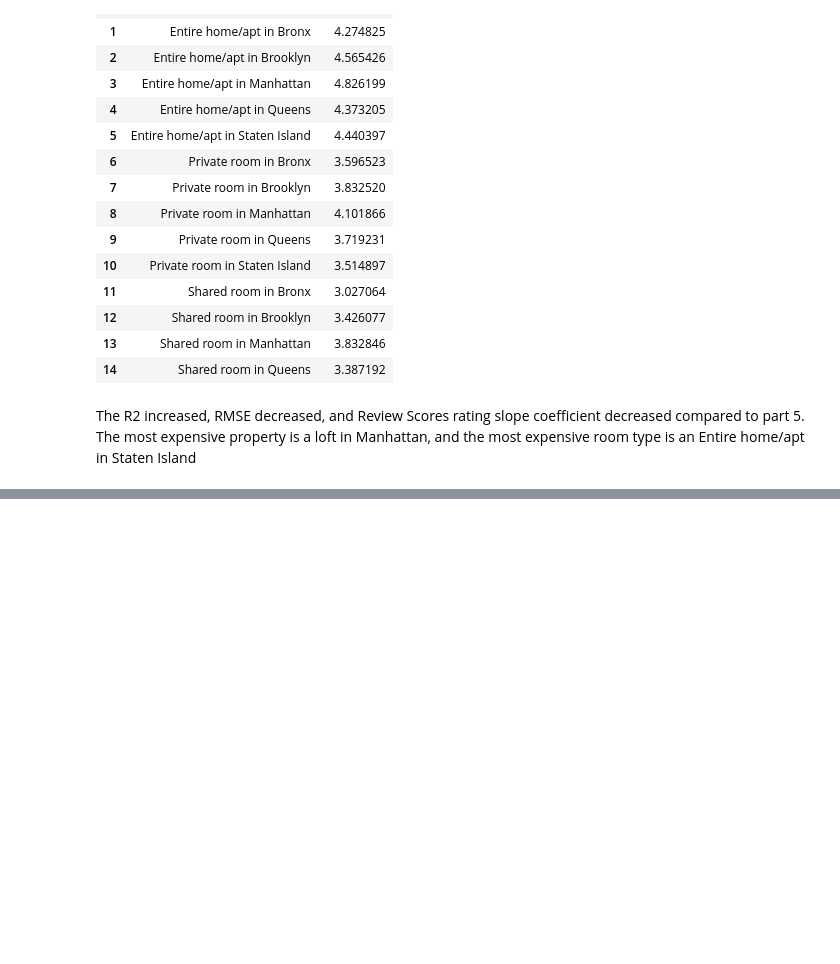
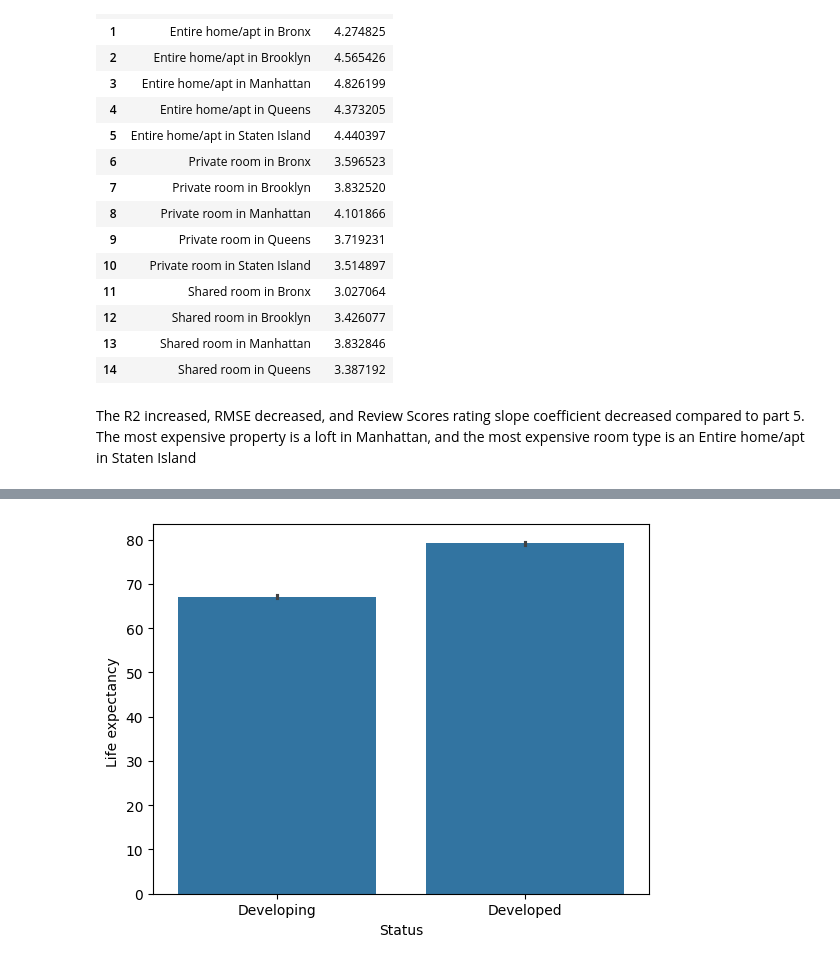
Before and after one commit to cann-emma/myfork-linearRegression, a Jupyter notebook: assignment.ipynb, the cells around one changed output, grey strips where cells are left out. Saved outputs shown, nothing was run; the diff lists cells and outputs as text; code cells hidden in the pictures; blank space fills up the shorter version.

```diff
--- a/assignment.ipynb
+++ b/assignment.ipynb
@@ -409,0 +427,4 @@ The R2 increased, RMSE decreased, and Review Scores rating slope coefficient dec
+# %%
+life= pd.read_csv('Life Expectancy Data.csv')
+print(life.shape)
+life.head()
@@ -409,0 +483,6 @@ The R2 increased, RMSE decreased, and Review Scores rating slope coefficient dec
+# %%
+# Lifestyle, Education, Disease, Economy
+
+life= life[['Country', 'Life expectancy ', 'Status','Alcohol', ' BMI ', 'GDP', 'Schooling']]
+print(life.shape)
+life.describe()
@@ -409,0 +500,5 @@ The R2 increased, RMSE decreased, and Review Scores rating slope coefficient dec
+# %%
+sns.barplot(x= 'Status', y= 'Life expectancy ', data= life)
+plt.show()
+# %% [output]
+[figure, added]
```
Also changed, not shown: parts of 24 cells of this notebook.
